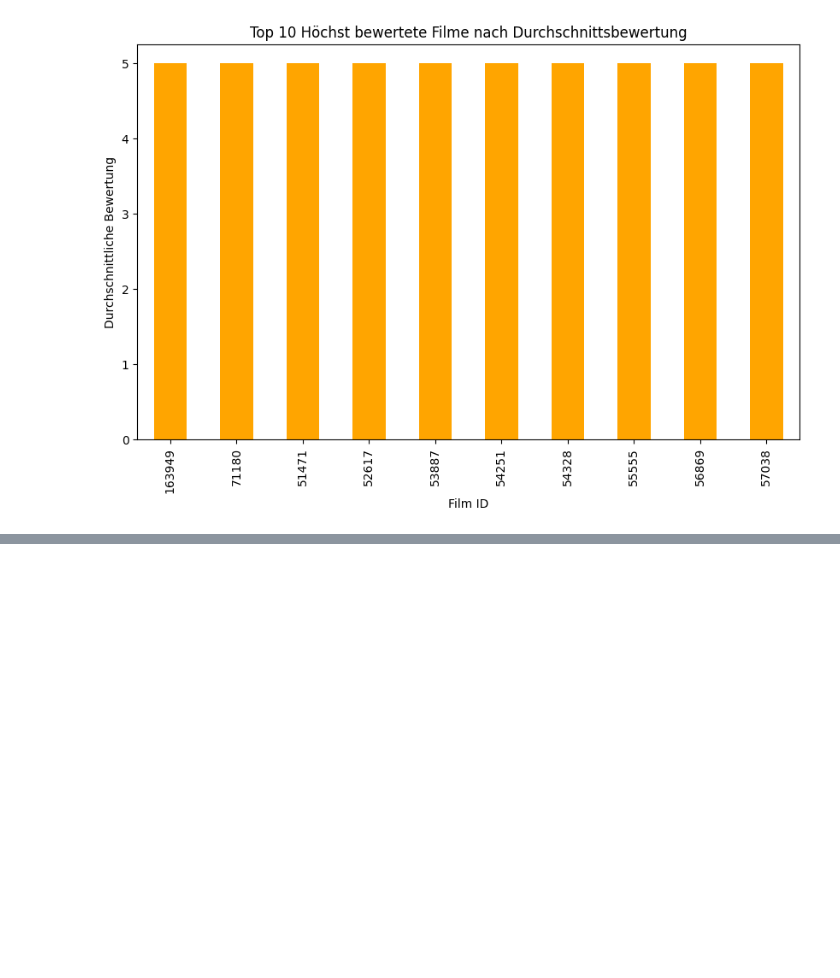
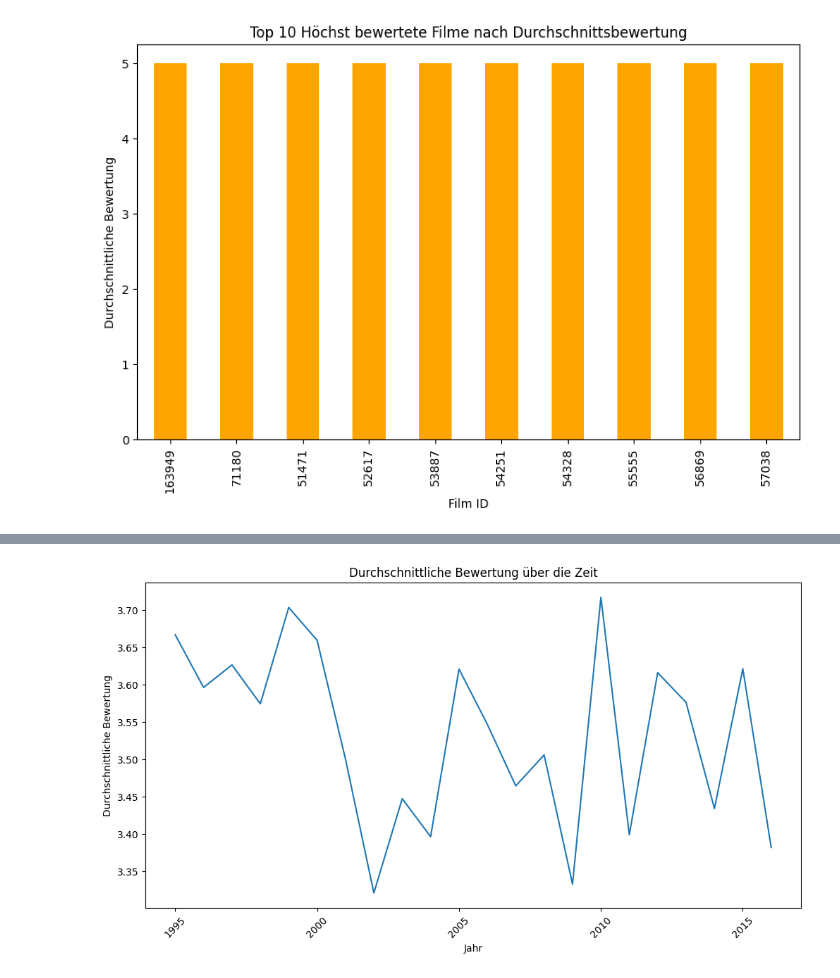
Before and after one commit to Hakan1998/Enterprise-AI-finalproject, a Jupyter notebook: EDA_movie.ipynb, the cells around one changed output, grey strips where cells are left out. Saved outputs shown, nothing was run; the diff lists cells and outputs as text; code cells hidden in the pictures; blank space fills up the shorter version.

```diff
--- a/EDA_movie.ipynb
+++ b/EDA_movie.ipynb
@@ -356,0 +374,20 @@ plt.show()
+# %%
+# Konvertierung des Zeitstempels in ein Datumsformat
+df_ratings['timestamp'] = pd.to_datetime(df_ratings['timestamp'], unit='s')
+
+# Extrahieren des Jahres aus dem Zeitstempel
+df_ratings['year'] = df_ratings['timestamp'].dt.year
+
+# Berechnung der durchschnittlichen Bewertung pro Jahr
+avg_rating_per_year = df_ratings.groupby('year')['rating'].mean().reset_index()
+
+# Visualisierung der durchschnittlichen Bewertung über die Zeit
+plt.figure(figsize=(12, 6))
+sns.lineplot(x='year', y='rating', data=avg_rating_per_year)
+plt.title('Durchschnittliche Bewertung über die Zeit')
+plt.xlabel('Jahr')
+plt.ylabel('Durchschnittliche Bewertung')
+plt.xticks(rotation=45)
+plt.show()
+# %% [output]
+[figure, added]
```
Also changed, not shown: parts of 1 cell of this notebook.
